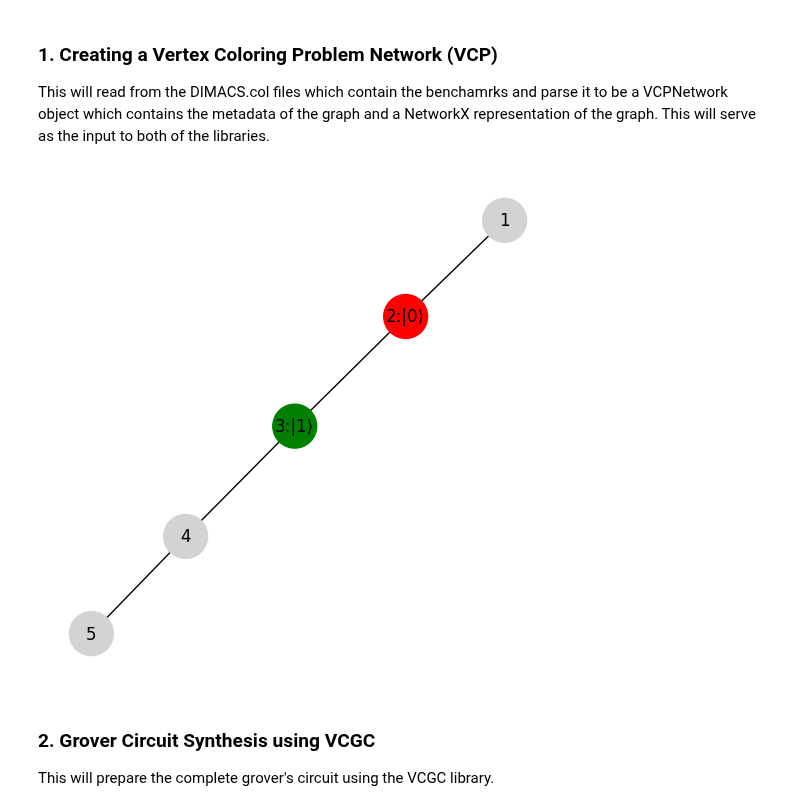
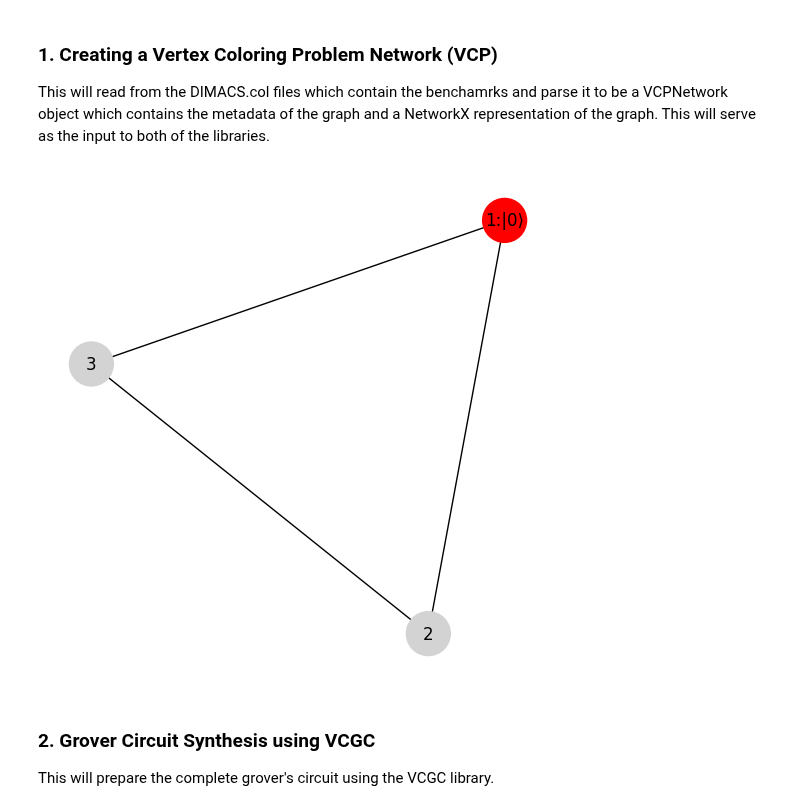
Before and after one commit to TheBarzani/vcgc, a Jupyter notebook: examples/comparing_vcgc_to_saha_belletti.ipynb, the cells around one changed output. Cells and saved outputs as stored; diff of their text form; code cells hidden in the pictures.

```diff
--- a/examples/comparing_vcgc_to_saha_belletti.ipynb
+++ b/examples/comparing_vcgc_to_saha_belletti.ipynb
@@ -13,20 +13,20 @@ This will read from the DIMACS.col files which contain the benchamrks and parse
 # %%
 from vcgc.network import VCPNetwork
 
 out_dir: str = "../data/vcgc_vs_saha_belletti/"
-filename: str = "linear_2_colored"
+filename: str = "K3"
 dimacs_filename: str = "../data/benchmarks/" + filename + ".col"
 
 network = VCPNetwork(file_path=dimacs_filename)
 
 graph_filename: str = out_dir + filename + ".png"
 with open(graph_filename,"w+") as f:
     f.close()
 
 # Display the graph
 network.draw_graph(name=graph_filename, node_size=1000) # Draw nice graph using NetworkX
 # %% [output]
-[figure, old version]
+[figure, new version]
 # %% [markdown]
 ### 2. Grover Circuit Synthesis using VCGC
 This will prepare the complete grover's circuit using the VCGC library.
```
Also changed, not shown: parts of 12 cells of this notebook, 10 other files.
